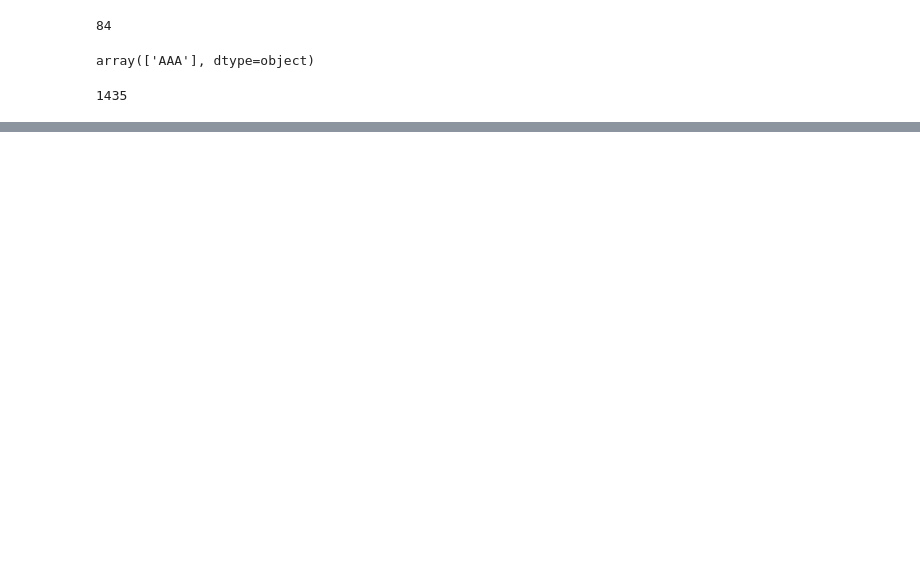
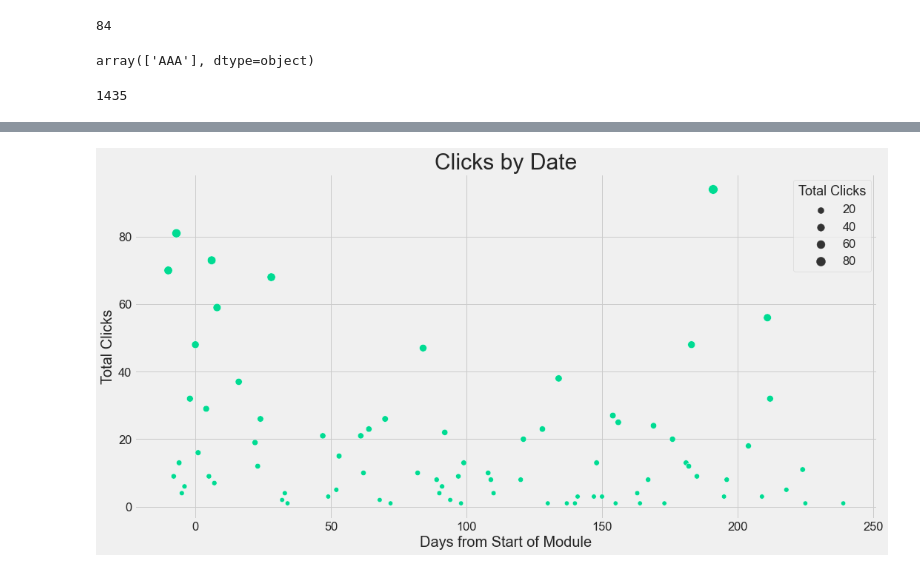
Before and after one commit to jeffreyhwatson/online_outcomes, a Jupyter notebook: notebooks/exploratory/cleaning_eda.ipynb, the cells around one changed output, grey strips where cells are left out. Drawn from its saved outputs; the diff is of its cells as text; code cells hidden in the pictures; blank space fills up the shorter version.

Commit message:
eda/clicks by date

```diff
--- a/notebooks/exploratory/cleaning_eda.ipynb
+++ b/notebooks/exploratory/cleaning_eda.ipynb
@@ -22,6 +22,11 @@ from src import functions as fn
 
 import matplotlib.pyplot as plt
 import seaborn as sns
+
+sns.set_theme('talk')
+plt.style.use('fivethirtyeight')
+sns.set_palette("winter_r")
+pd.options.display.max_rows = 300
 # %% [markdown]
 ## Creating SQL Database
 # %% [markdown]
@@ -196,4 +266,4 @@ Data columns (total 6 columns):
 dtypes: object(6)
 memory usage: 487.8+ MB
 # %%
-student_vle['sum_click'] = student_vle['sum_click'].astype('int')
+student_vle[['date','sum_click']] = student_vle[['date','sum_click']].apply(pd.to_numeric)
@@ -235,0 +349,12 @@ id_28400.sum_click.sum()
+# %%
+date_clix = pd.DataFrame(id_28400.groupby('date')['sum_click'].sum()).reset_index()
+# %%
+fig, ax=plt.subplots(figsize=(16,8))
+sns.scatterplot(x='date', y='sum_click', size='sum_click', data=date_clix)
+plt.title('Clicks by Date', fontsize=30)
+plt.legend(title='Total Clicks')
+plt.ylabel('Total Clicks', fontsize=20)
+plt.xlabel('Days from Start of Module', fontsize=20)
+plt.show()
+# %% [output]
+[figure, added]
```
Also changed, not shown: parts of 17 cells of this notebook.
